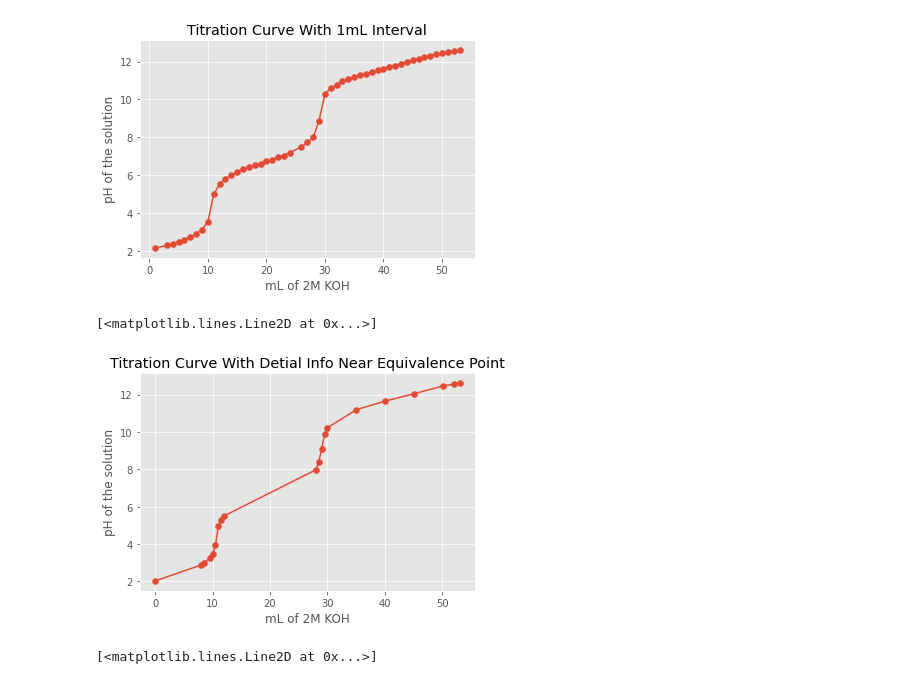
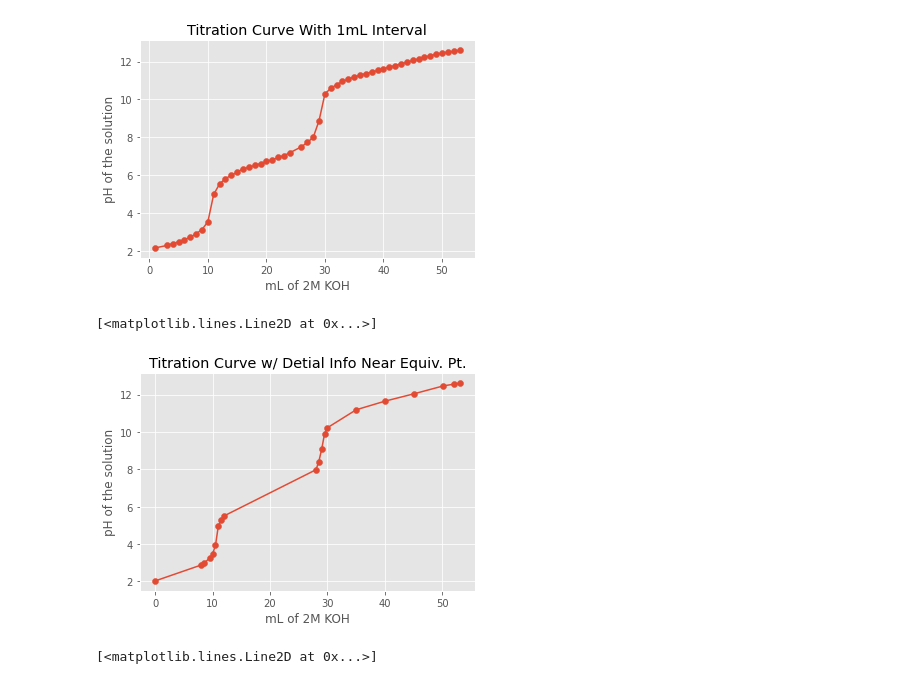
Before and after one commit to weathon/Lab-4-Python, a Jupyter notebook: Lab_4.ipynb, the cells around one changed output. Saved outputs shown, nothing was run; the diff lists cells and outputs as text; code cells hidden in the pictures.

```diff
--- a/Lab_4.ipynb
+++ b/Lab_4.ipynb
@@ -57,11 +57,11 @@ plot.plot(x1, wide1)
 [figure]
 # %%
 plot.scatter(x2, detial1)
-setText(plot,"Titration Curve With Detial Info Near Equivalence Point","mL of 2M KOH","pH of the solution")
+setText(plot,"Titration Curve w/ Detial Info Near Equiv. Pt.","mL of 2M KOH","pH of the solution")
 plot.plot(x2, detial1)
 # %% [output]
 [<matplotlib.lines.Line2D at 0x...>]
-[figure, old version]
+[figure, new version]
 # %%
 plot.scatter(combindedX, combindedY)
 setText(plot,"Combined Info","mL of 2M KOH","pH of the solution")
```
Also changed, not shown: parts of 3 cells of this notebook.
